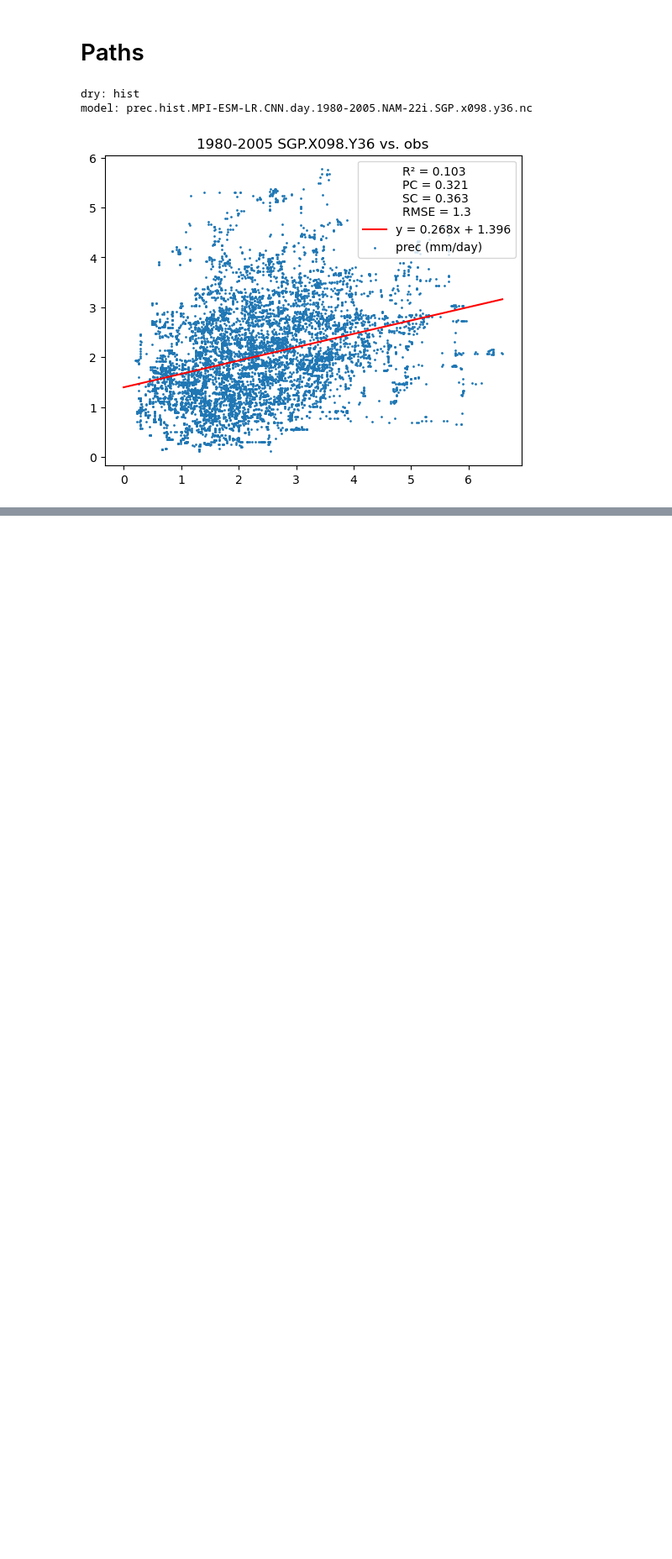
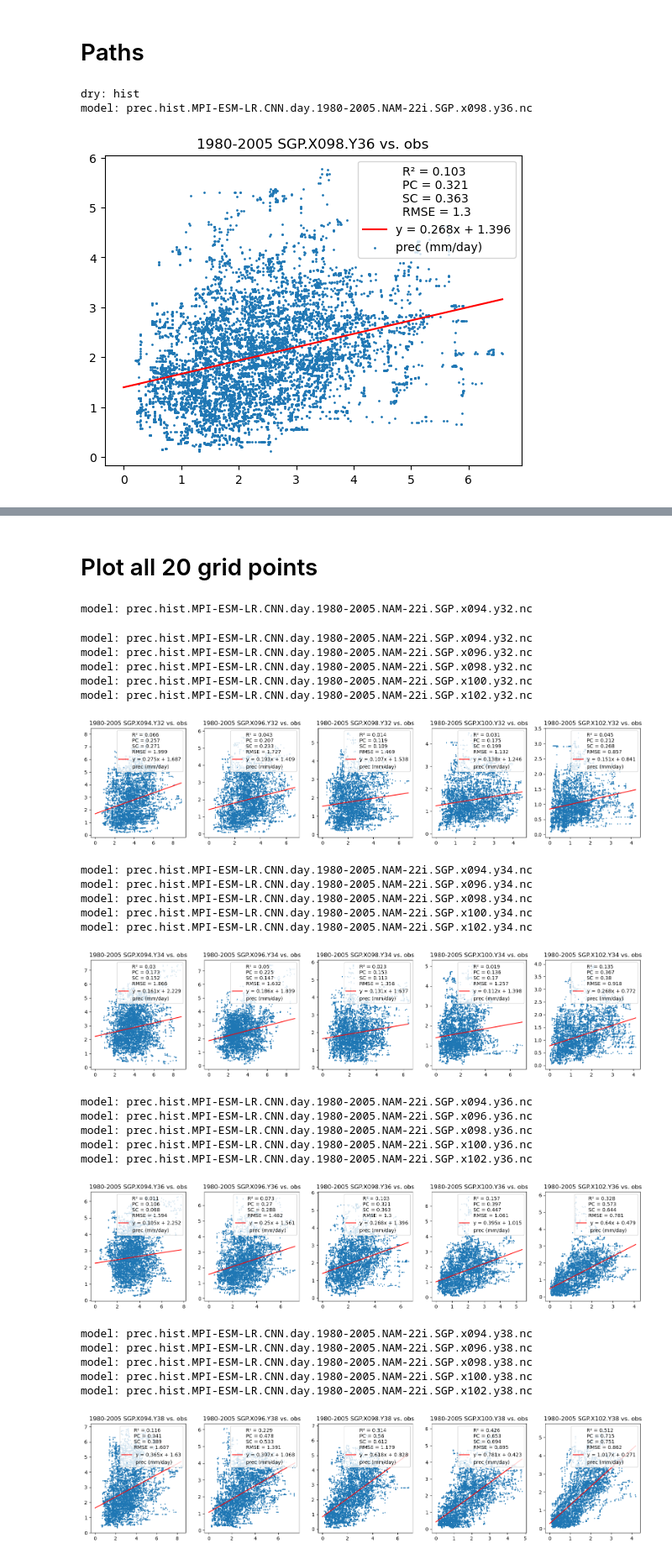
Before and after one commit to NCAR/ml-sm-dk-hf, a Jupyter notebook: notebooks/r_squared_plots.ipynb, the cells around one changed output, grey strips where cells are left out. Shown at 84% size. Saved outputs shown, nothing was run; the diff lists cells and outputs as text; code cells hidden in the pictures; blank space fills up the shorter version.

```diff
--- a/notebooks/r_squared_plots.ipynb
+++ b/notebooks/r_squared_plots.ipynb
@@ -104,7 +104,7 @@ def plot_avg_r2(sigfile, obs_sigfile, ndays):
     plt.show()
 
 
-def plot_row_avg_r2(sigfile, obs_sigfile, ndays):
+def plot_row_avg_r2(sigfile, obs_sigfile, ndays, ax):
     # load rain signal
     rainsignal = xr.open_dataset(sigfile)['prec']
     sigfilename = basename(sigfile)
@@ -134,10 +134,10 @@ def plot_row_avg_r2(sigfile, obs_sigfile, ndays):
     ymaxreg = b + m*xmaxreg
     if ymaxreg > max(rs2):
         xmaxreg = (max(rs2)-b) / m
-    plt.plot([0,xmaxreg], [b, b + m*xmaxreg], c = 'r', label=eq)
+    ax.plot([0,xmaxreg], [b, b + m*xmaxreg], c = 'r', label=eq)
 
     rowtitle = '.'.join(sigfilename.split('.')[0:4])
-    plt.scatter(rs1, rs2, color="tab:blue", s=1, label='prec (mm/day)')
+    ax.scatter(rs1, rs2, color="tab:blue", s=1, label='prec (mm/day)')
 
 
     # legend
@@ -148,16 +148,15 @@ def plot_row_avg_r2(sigfile, obs_sigfile, ndays):
     r2_text += '\nSC = {}'.format(round(sc, 3))
     rmse = ((rs1-rs2)**2).mean()**0.5
     r2_text += '\nRMSE = {}'.format(round(rmse, 3))
-    plt.legend(loc="upper right", title=r2_text)
+    ax.legend(loc="upper right", title=r2_text)
 
     # title
     sigfilename = basename(sigfile)
     title = sigfilename.split('.')[5] + ' ' + '.'.join(sigfilename.split('.')[7:10])
-    plt.title( title.upper()+' vs. obs' )
+    #ax.title( title.upper()+' vs. obs' )
+    ax.set_title(title.upper()+' vs. obs')
 
-
-
-    plt.show()
+    #plt.show()
 # %%
 # mpi dry: hist
 print("dry: hist")
@@ -174,7 +170,0 @@ model: prec.hist.MPI-ESM-LR.CNN.day.1980-2005.NAM-22i.SGP.x098.y36.nc
-# %%
-for yy in ['32','34','36','38']:
-    for xx in ['094','096','098','100','102']:
-        s1 = '/glade/work/mcginnis/DCA/data/gen/final/cnn/hist/prec.hist.MPI-ESM-LR.CNN.day.1980-2005.NAM-22i.SGP.x{}.y{}.nc'.format(xx, yy)
-        s2 = '/glade/work/mcginnis/DCA/data/gen/final/gridmet/hist/prec.hist.gridMET.obs.day.1980-2005.NAM-22i.SGP.x{}.y{}.nc'.format(xx, yy)
-        print(s1, s2)
-        plot_avg_r2(s1,s2, 30)
@@ -267,0 +171,40 @@ plot2(xsum/20,ysum/20, 90)
+# %% [markdown]
+# Plot all 20 grid points
+# %%
+plot_row_avg_r2(s1, s2, 30, axarr[0])
+# %% [output]
+model: prec.hist.MPI-ESM-LR.CNN.day.1980-2005.NAM-22i.SGP.x094.y32.nc
+# %%
+for yy in ['32','34','36','38']:
+    #for xx in ['094']:
+    fig, axarr = plt.subplots(1, 5, figsize = (20,4))
+    for ii,xx in [[0,'094'], [1,'096'], [2,'098'], [3,'100'], [4,'102']]:
+        s1 = '/glade/work/mcginnis/DCA/data/gen/final/cnn/hist/prec.hist.MPI-ESM-LR.CNN.day.1980-2005.NAM-22i.SGP.x{}.y{}.nc'.format(xx, yy)
+        s2 = '/glade/work/mcginnis/DCA/data/gen/final/gridmet/hist/prec.hist.gridMET.obs.day.1980-2005.NAM-22i.SGP.x{}.y{}.nc'.format(xx, yy)
+        plot_row_avg_r2(s1, s2, 90, axarr[ii])
+    plt.show()
+# %% [output]
+model: prec.hist.MPI-ESM-LR.CNN.day.1980-2005.NAM-22i.SGP.x094.y32.nc
+model: prec.hist.MPI-ESM-LR.CNN.day.1980-2005.NAM-22i.SGP.x096.y32.nc
+model: prec.hist.MPI-ESM-LR.CNN.day.1980-2005.NAM-22i.SGP.x098.y32.nc
+model: prec.hist.MPI-ESM-LR.CNN.day.1980-2005.NAM-22i.SGP.x100.y32.nc
+model: prec.hist.MPI-ESM-LR.CNN.day.1980-2005.NAM-22i.SGP.x102.y32.nc
+[figure, added]
+model: prec.hist.MPI-ESM-LR.CNN.day.1980-2005.NAM-22i.SGP.x094.y34.nc
+model: prec.hist.MPI-ESM-LR.CNN.day.1980-2005.NAM-22i.SGP.x096.y34.nc
+model: prec.hist.MPI-ESM-LR.CNN.day.1980-2005.NAM-22i.SGP.x098.y34.nc
+model: prec.hist.MPI-ESM-LR.CNN.day.1980-2005.NAM-22i.SGP.x100.y34.nc
+model: prec.hist.MPI-ESM-LR.CNN.day.1980-2005.NAM-22i.SGP.x102.y34.nc
+[figure, added]
+model: prec.hist.MPI-ESM-LR.CNN.day.1980-2005.NAM-22i.SGP.x094.y36.nc
+model: prec.hist.MPI-ESM-LR.CNN.day.1980-2005.NAM-22i.SGP.x096.y36.nc
+model: prec.hist.MPI-ESM-LR.CNN.day.1980-2005.NAM-22i.SGP.x098.y36.nc
+model: prec.hist.MPI-ESM-LR.CNN.day.1980-2005.NAM-22i.SGP.x100.y36.nc
+model: prec.hist.MPI-ESM-LR.CNN.day.1980-2005.NAM-22i.SGP.x102.y36.nc
+[figure, added]
+model: prec.hist.MPI-ESM-LR.CNN.day.1980-2005.NAM-22i.SGP.x094.y38.nc
+model: prec.hist.MPI-ESM-LR.CNN.day.1980-2005.NAM-22i.SGP.x096.y38.nc
+model: prec.hist.MPI-ESM-LR.CNN.day.1980-2005.NAM-22i.SGP.x098.y38.nc
+model: prec.hist.MPI-ESM-LR.CNN.day.1980-2005.NAM-22i.SGP.x100.y38.nc
+model: prec.hist.MPI-ESM-LR.CNN.day.1980-2005.NAM-22i.SGP.x102.y38.nc
+[figure, added]
```
Also changed, not shown: parts of 15 cells of this notebook.
